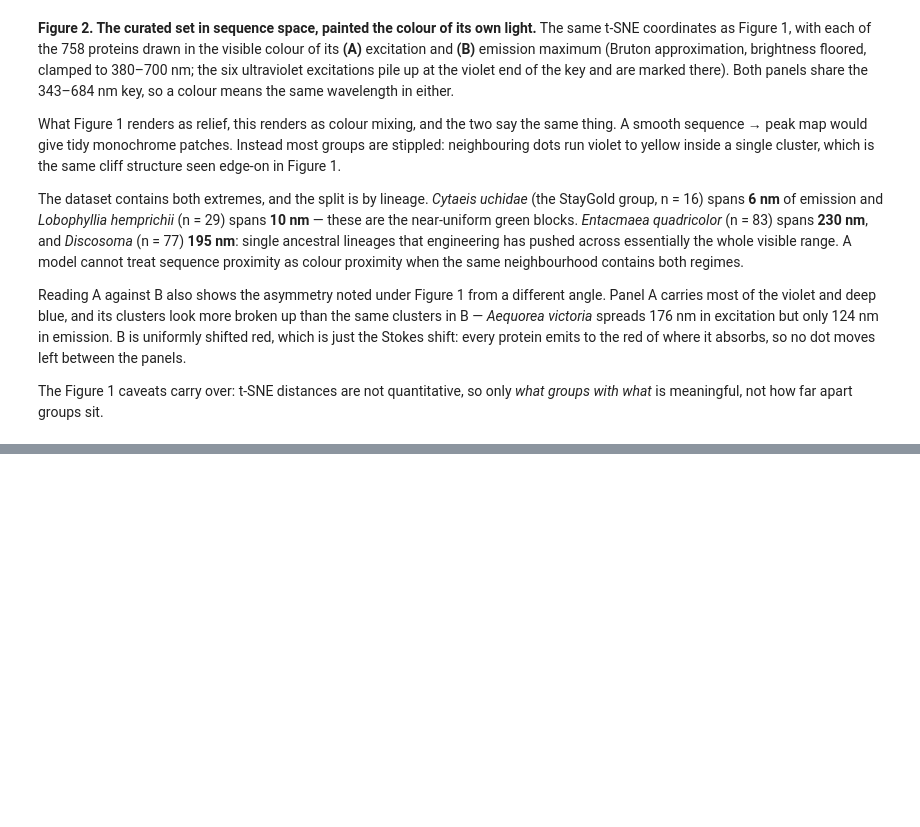
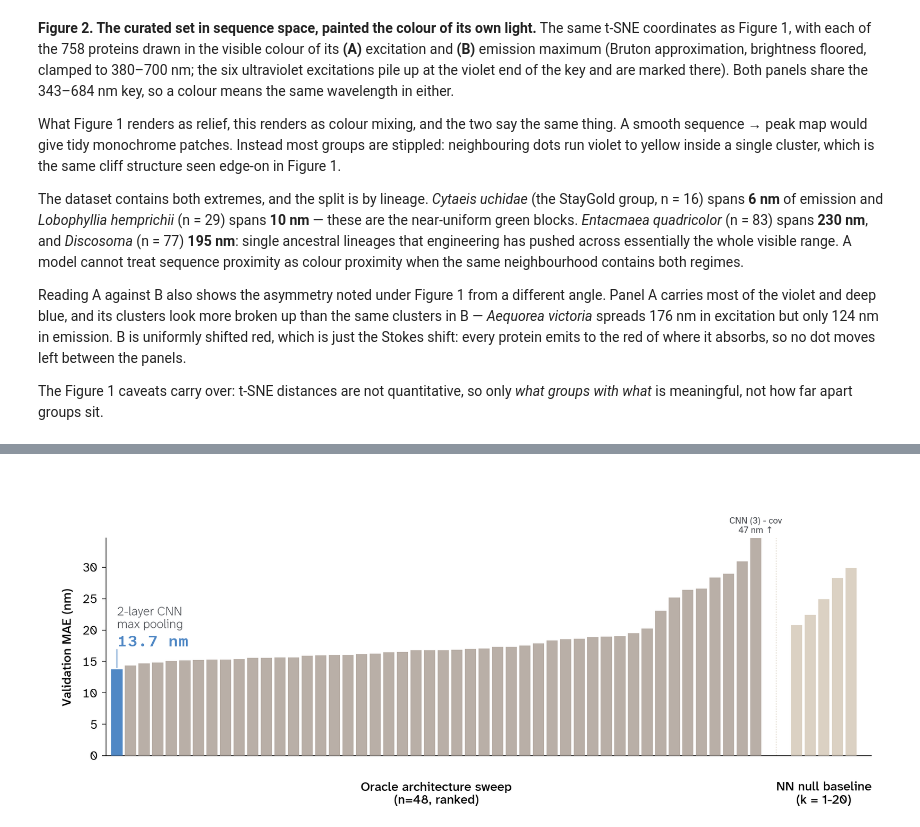
Before and after one commit to Arcadia-Science/FPguide, a Jupyter notebook: esm2_design/visualization.ipynb, the cells around one changed output, grey strips where cells are left out. Drawn from its saved outputs; the diff is of its cells as text; code cells hidden in the pictures; blank space fills up the shorter version.

```diff
--- a/esm2_design/visualization.ipynb
+++ b/esm2_design/visualization.ipynb
@@ -569,0 +748,8 @@ what* is meaningful, not how far apart groups sit.
+# %%
+ORACLE_DIR = "trained_models/oracle_sweep"
+
+# load_surrogate_sweep is generic despite the name -- any checkpoint dir with the same fields.
+oracle_sweep = load_surrogate_sweep(ORACLE_DIR)
+oracle_best, oracle_worst = oracle_sweep.iloc[0], oracle_sweep.iloc[-1]
+print(f"{len(oracle_sweep)} configs | best {oracle_best['label']} at {oracle_best.val_mae:.1f} nm val "
+      f"({oracle_best.test_mae:.1f} nm test) | worst {oracle_worst['label']} at {oracle_worst.val_mae:.1f} nm")
@@ -569,0 +792,68 @@ what* is meaningful, not how far apart groups sit.
+# %%
+# Same design as Figure 3: winner in HIGHLIGHT, everything else neutral, no legend, group labels
+# aligned under their own bars. One addition -- CNN (3) - cov is such a severe outlier (47 nm,
+# versus a 31 nm runner-up) that it would compress the other 47 bars into a sliver if the axis
+# stretched to fit it, so the axis is capped near the runner-up and that one bar is clipped and
+# labelled with its true value instead.
+oracle_ranked = oracle_sweep.sort_values("val_mae", ascending=True).reset_index(drop=True)
+oracle_null_items = list(oracle_nulls.items())
+oracle_best_row = oracle_ranked.iloc[0]
+GAP = 2.0
+x_cfg = np.arange(len(oracle_ranked))
+x_null = np.arange(len(oracle_null_items)) + len(oracle_ranked) + GAP
+bar_color = [HIGHLIGHT if i == 0 else NEUTRAL for i in range(len(oracle_ranked))]
+
+ylim_max = max(oracle_ranked["val_mae"].iloc[:-1].max(),
+               max(v for _, v in oracle_null_items)) * 1.12
+
+FIG_H = 400
+fig, ax = plt.subplots(figsize=(FULL_WIDE * PX, FIG_H * PX))
+fig.subplots_adjust(left=0.08, right=0.98, top=0.80, bottom=0.16)
+
+ax.bar(x_cfg, oracle_ranked["val_mae"], color=bar_color, width=0.82, edgecolor="none", zorder=3)
+ax.bar(x_null, [v for _, v in oracle_null_items], color=NEUTRAL_SOFT, width=0.82,
+       edgecolor="none", zorder=3)
+ax.axvline(len(oracle_ranked) - 0.5 + GAP / 2, ls=(0, (2, 2)), color=NEUTRAL_SOFT, lw=0.75, zorder=2)
+
+# Bars past the axis limit are clipped automatically; mark them so a clipped bar doesn't read
+# as merely tied with the runner-up.
+overflow = oracle_ranked[oracle_ranked.val_mae > ylim_max]
+for idx, row in overflow.iterrows():
+    ax.annotate(f"{row['label']}\n{row.val_mae:.0f} nm ↑", xy=(idx, ylim_max), xycoords="data",
+                xytext=(0, 4), textcoords="offset points", ha="center", va="bottom",
+                fontsize=10.5, color=str(apc.charcoal))
+
+# Only the winner is labelled, with a leader line and its exact validation MAE set in the guide's
+# mono numerals, SemiBold for emphasis.
+best_text = f"{oracle_best_row.depth}-layer {BACKBONE_LABEL[oracle_best_row.arch]}\n{oracle_best_row['pool']} pooling"
+ax.annotate(best_text, xy=(0, oracle_best_row.val_mae), xycoords="data",
+            xytext=(0, 46), textcoords="offset points", ha="left", va="bottom", **ANNOTATION)
+ax.annotate(f"{oracle_best_row.val_mae:.1f} nm", xy=(0, oracle_best_row.val_mae), xycoords="data",
+            xytext=(0, 24), textcoords="offset points", ha="left", va="bottom",
+            **{**NUMBER_NOTE, "fontsize": 19, "fontweight": "semibold", "color": HIGHLIGHT})
+ax.annotate("", xy=(0, oracle_best_row.val_mae),
+            xytext=(0, oracle_best_row.val_mae + ylim_max * 0.10),
+            arrowprops=dict(arrowstyle="-", color=HIGHLIGHT, lw=1))
+
+ax.set_xticks([])
+ax.set_xlim(-0.8, x_null.max() + 1.5)
+ax.set_ylim(0, ylim_max)
+ax.set_ylabel("Validation MAE (nm)")
+
+label_style = dict(fontsize=plt.rcParams["axes.labelsize"], color=plt.rcParams["axes.labelcolor"],
+                   fontweight=plt.rcParams["axes.labelweight"])
+ax.text(x_cfg.mean(), -0.12, "Oracle architecture sweep\n(n=48, ranked)",
+        transform=ax.get_xaxis_transform(), ha="center", va="top", **label_style)
+ax.text(x_null.mean(), -0.12, "NN null baseline\n(k = 1-20)",
+        transform=ax.get_xaxis_transform(), ha="center", va="top", **label_style)
+
+apc.mpl.style_plot(ax, monospaced_axes="y")
+for side in ("top", "right"):
+    ax.spines[side].set_visible(False)
+ax.tick_params(axis="x", length=0)
+
+fig.savefig(f"{FIGDIR}/peak_oracle_sweep_val_mae.svg")
+fig.savefig(f"{FIGDIR}/peak_oracle_sweep_val_mae.png", dpi=200)
+plt.show()
+# %% [output]
+[figure, added]
```
Also changed, not shown: parts of 9 cells of this notebook, 10 other files.
